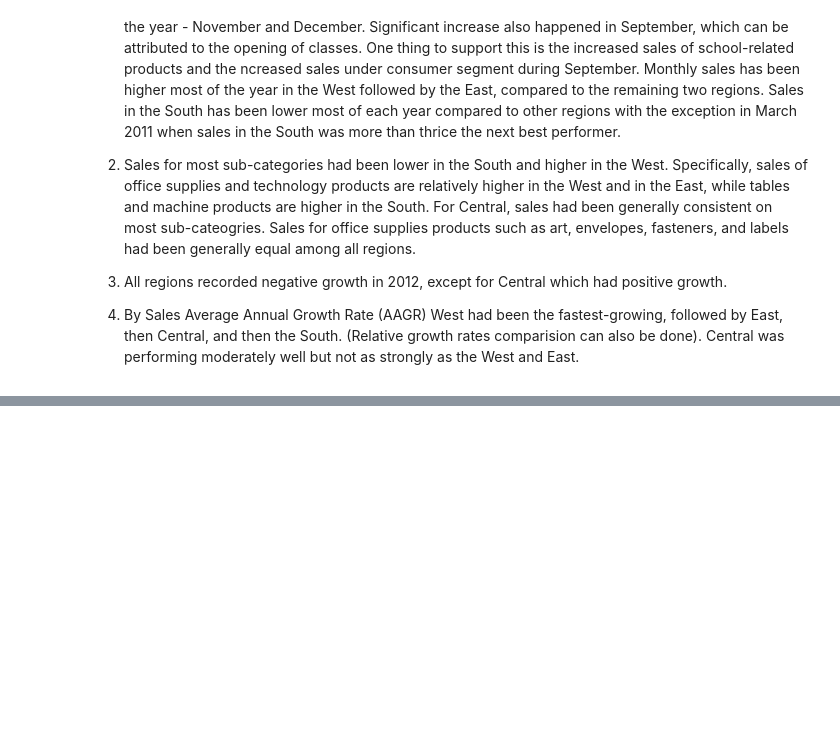
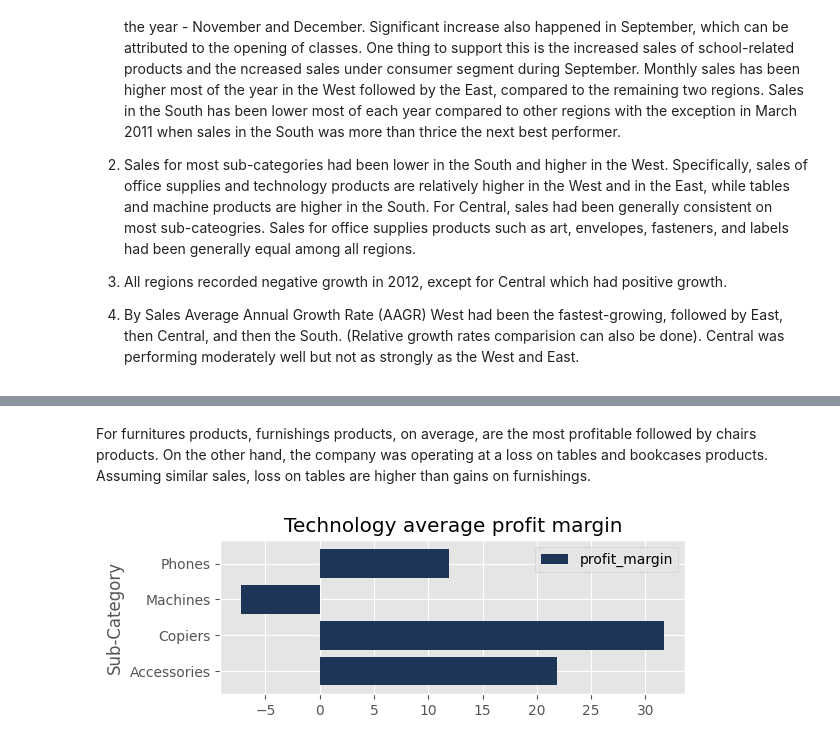
Before and after one commit to mantra0519/Retail_store_analysis, a Jupyter notebook: store_analysis.ipynb, the cells around one changed output, grey strips where cells are left out. Drawn from its saved outputs; the diff is of its cells as text; code cells hidden in the pictures; blank space fills up the shorter version.

```diff
--- a/store_analysis.ipynb
+++ b/store_analysis.ipynb
@@ -530,0 +590,15 @@ Using the Sales Average Annual Growth Rate (AAGR) of each region for the 4-year
+# %% [markdown]
+For furnitures products, furnishings products, on average, are the most profitable followed by chairs products. On the other hand, the company was operating at a loss on tables and bookcases products. Assuming similar sales, loss on tables are higher than gains on furnishings.
+# %%
+barr3=profit_margin_df[profit_margin_df['Category']==\
+                      'Technology'][['Sub-Category',\
+                                    'profit_margin']].set_index('Sub-Category')
+
+barr3.plot(kind='barh',title='Technology average profit margin',\
+           color ='#1d3557',\
+           figsize=(6,2),\
+           width=.8)
+
+plt.show()
+# %% [output]
+[figure, added]
```
Also changed, not shown: parts of 10 cells of this notebook.
